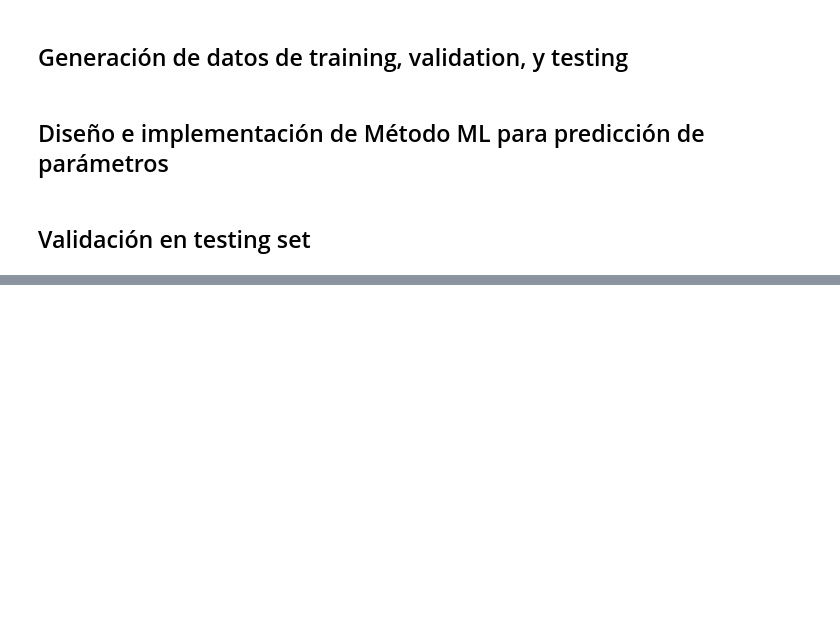
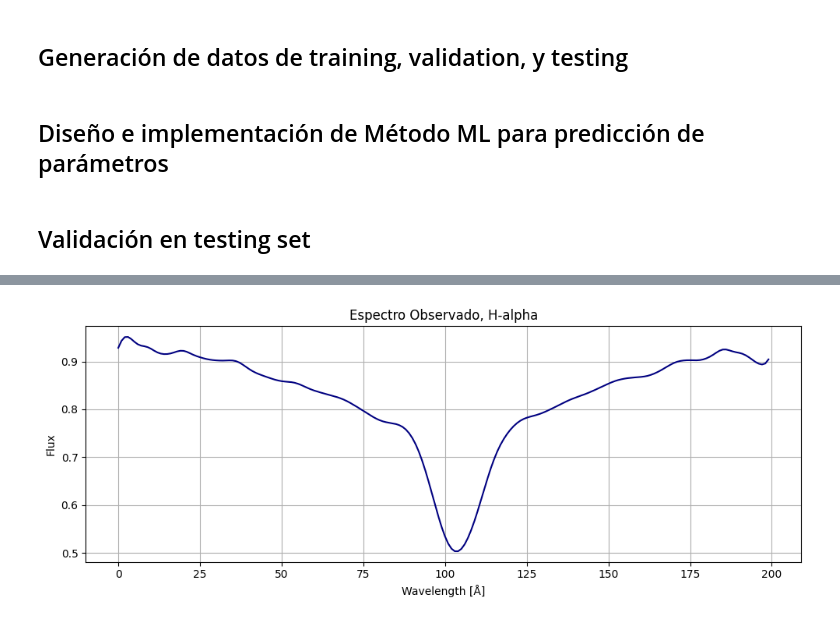
Before and after one commit to rpezoa/mlvalpo, a Jupyter notebook: proyecto_parametros_estelares.ipynb, the cells around one changed output, grey strips where cells are left out. Saved outputs shown, nothing was run; the diff lists cells and outputs as text; code cells hidden in the pictures; blank space fills up the shorter version.

```diff
--- a/proyecto_parametros_estelares.ipynb
+++ b/proyecto_parametros_estelares.ipynb
@@ -86,0 +119,13 @@ array([ 3.20000000e+04,  3.60000000e+00,  5.00389117e+00,  4.50000000e-01,
+# %%
+plt.figure(figsize=(10, 4))
+plt.plot(range(200), data_observed[12,6,:], color="navy", lw=1.5)
+plt.xlabel("Wavelength [Å]")
+plt.ylabel("Flux")
+plt.title("Espectro Observado, H-alpha")
+plt.grid(True)
+plt.tight_layout()
+# Guardar a archivo PNG
+#plt.savefig("spectrum_hd60606_4460_4477.png", dpi=300)
+plt.show()
+# %% [output]
+[figure, added]
```
Also changed, not shown: parts of 10 cells of this notebook.
